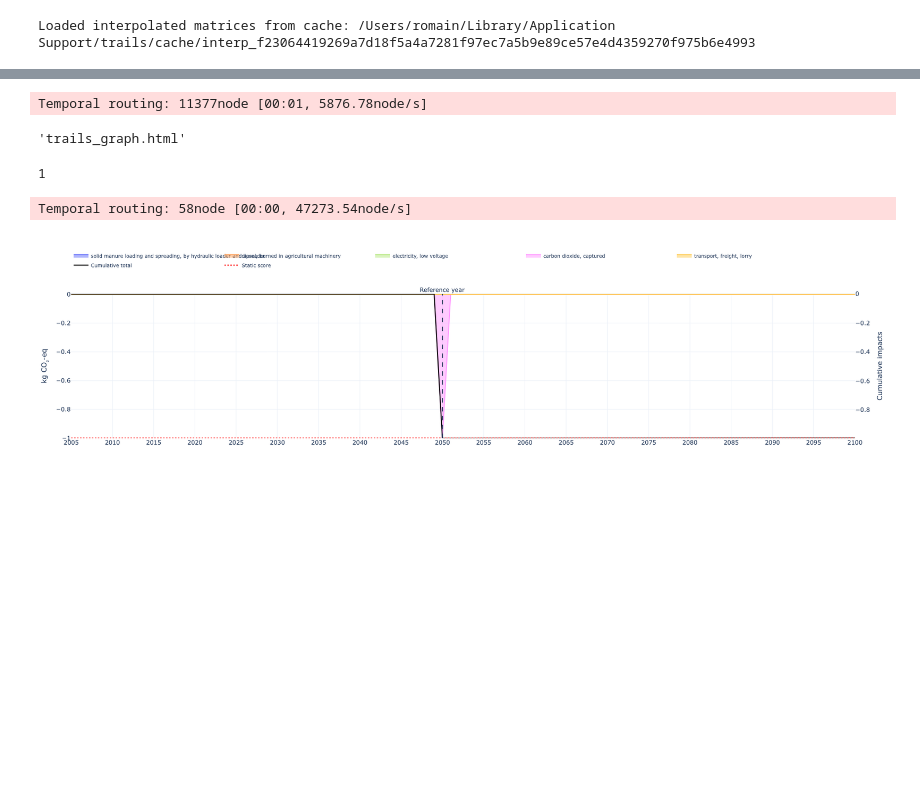
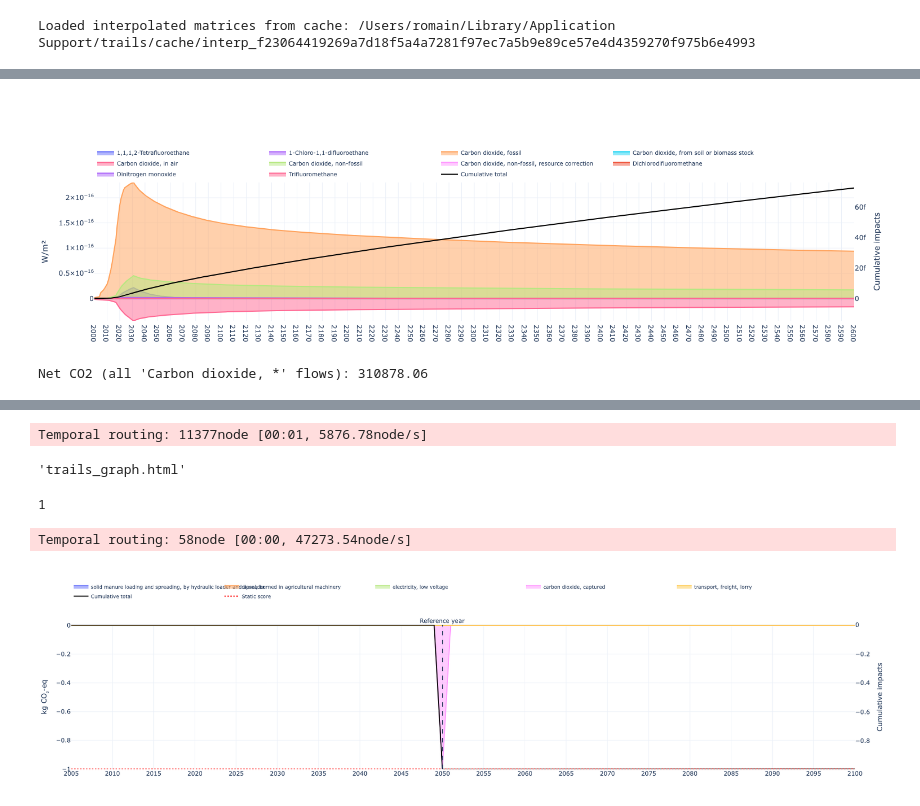
Before and after one commit to Laboratory-for-Energy-Systems-Analysis/trails, a Jupyter notebook: dev/example/ecoinvent example.ipynb, the cells around one changed output, grey strips where cells are left out. Saved outputs shown, nothing was run; the diff lists cells and outputs as text; code cells hidden in the pictures; blank space fills up the shorter version.

```diff
--- a/dev/example/ecoinvent example.ipynb
+++ b/dev/example/ecoinvent example.ipynb
@@ -58,0 +91,42 @@ Type:      function
+# %%
+from trails.plotting import plot_rf
+
+fig = plot_rf(
+    trails=trails,
+    by="flow",
+    year_range=(2000, 2600),
+    year_tick=10,
+    legend_top_n=10,
+    flow_groupby_name=True,
+)
+fig.show()
+# %% [output]
+[figure, added]
+# %%
+import numpy as np
+
+def dense(x):
+  arr = x.data
+  return np.asarray(arr.todense()) if hasattr(arr, "todense") else np.asarray(x.values)
+
+# collect all flow IDs with name prefix
+flow_ids = []
+for _lbl, meta in trails.biosphere_indices.items():
+  for fid, md in meta.items():
+      name = md.get("name") or ""
+      if name.startswith("Carbon dioxide, "):
+          flow_ids.append(int(fid))
+
+# sum inventory over activity/root, then over flows and years
+inv = trails.inventory
+if "root activity" in inv.dims:
+  inv_sum = inv.sum(dim=["activity", "root activity"])
+else:
+  inv_sum = inv.sum(dim=["activity"])
+
+co2 = inv_sum.sel(flow=flow_ids).sum(dim="flow")
+total_net = dense(co2).sum()
+
+print("Net CO2 (all 'Carbon dioxide, *' flows):", total_net)
+# %% [output]
+Net CO2 (all 'Carbon dioxide, *' flows): 310878.06
```
Also changed, not shown: parts of 11 cells of this notebook, 8 other files.
